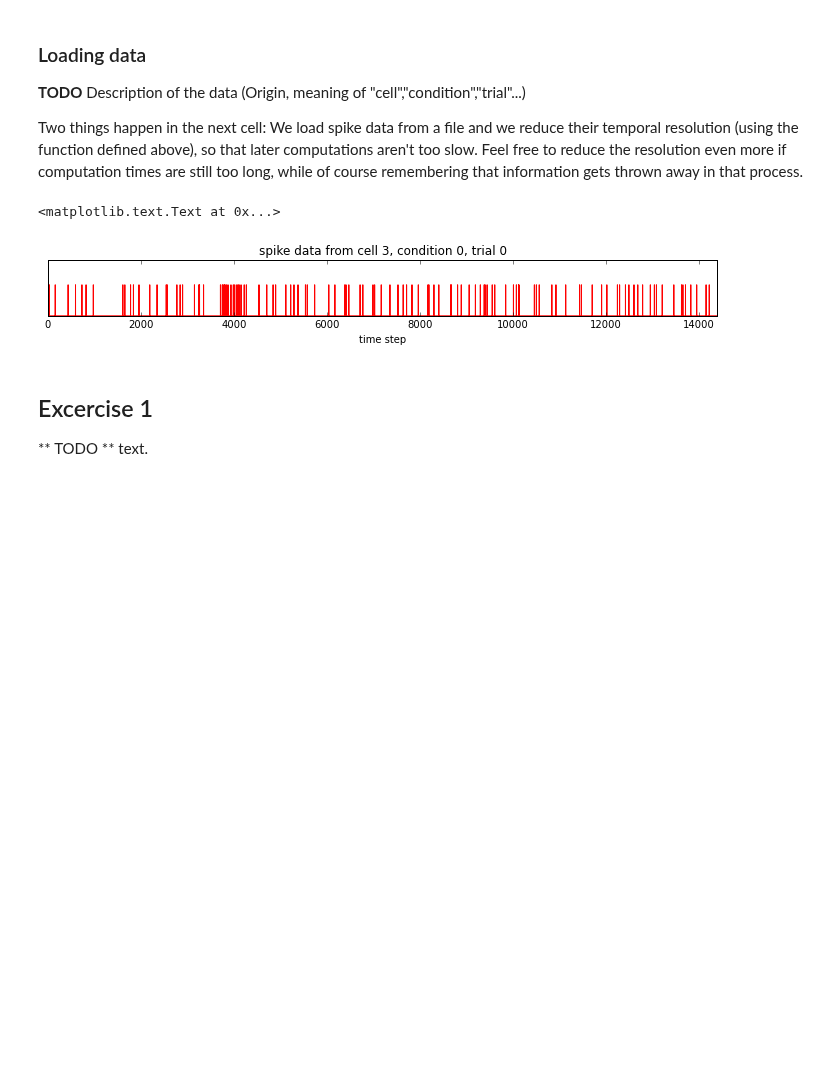
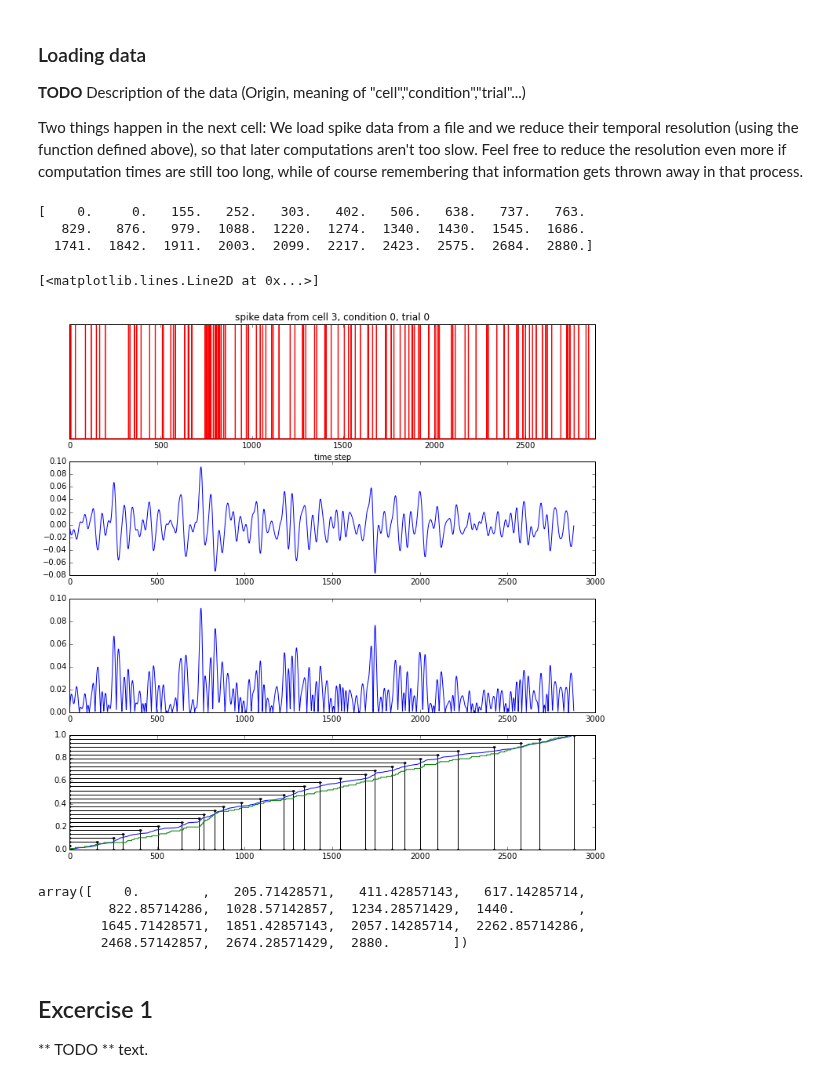
Before and after one commit to cknd/decoding, a Jupyter notebook: 02 [Solution] Part 2 - GLM.ipynb, the cells around one changed output. Saved outputs shown, nothing was run; the diff lists cells and outputs as text; code cells hidden in the pictures; blank space fills up the shorter version.

```diff
--- a/02 [Solution] Part 2 - GLM.ipynb
+++ b/02 [Solution] Part 2 - GLM.ipynb
@@ -31,8 +31,8 @@ def reduce_resolution(array,factor,sum_spikes=False):
     spikes_reduced = np.zeros(reduced_shape) # create a shorter result array
     for idx in np.ndindex(array.shape[0:3]): # for all indices along the first 3 dimensions
         spiketimes = (spikes[idx].nonzero()[0] / factor).astype(int) # get spiketimes, divide by factor
-        spikes_reduced[idx[0],idx[1],idx[2],spiketimes] += 1 # increment result array by 1 at the divided spiketimes
-
+        for spiketime in spiketimes:
+            spikes_reduced[idx[0],idx[1],idx[2],spiketime] += 1 # increment result array by 1 at the divided spiketimes
     if not sum_spikes:
         spikes_reduced  = spikes_reduced >= 1
 
@@ -40,3 +40,15 @@ def reduce_resolution(array,factor,sum_spikes=False):
     if spikecount_difference > 0:
         print "Lost "+str(spikecount_difference)+" spikes through resolution reduction."
     return spikes_reduced
+# %%
+from scipy.ndimage.filters import gaussian_filter1d
+
+sigma = 10#ms
+
+x = np.arange(-50,51)
+y = np.zeros(101)
+y[50] = 1
+
+plot(x,gaussian_filter1d(y, sigma=sigma, order=0), "-")
+plot(x,gaussian_filter1d(y, sigma=sigma, order=1), "--")
+ylim([-0.01,0.05])
@@ -50,28 +65,74 @@ Two things happen in the next cell: We load spike data from a file and we reduce
 # %%
 with np.load('data.npz') as archive:
     spikes = archive['spikes_outputencoding']
 
-#spikes = reduce_resolution(spikes,factor=5) # <-- reduction factor
+max_spikes_per_bin = 5
+spikes = reduce_resolution(spikes,factor=max_spikes_per_bin, sum_spikes=True) # <-- reduction factor
 
 cell = 3
 condition = 0
-all_spiketrains = spikes[cell,condition,:,:].flatten()
+all_spiketrains = spikes[cell,condition,:,:]
 N = spikes.shape[2] # number of trials
 T = spikes.shape[3] # length of a trial
+x = np.arange(T)
+
+figure(figsize=(12,12))
+
+trial = 0
+single_spiketrain = spikes[cell,condition,trial,:]
 
 
-figure(figsize=(12,1))
-trial = 0
-single_spiketrain = spikes[cell,condition,trial,:]
-plot(single_spiketrain,'r')
+num_knots = 30
+filtered_spiketrain = gaussian_filter1d(all_spiketrains.sum(axis=0), sigma=sigma, order=0)
+filtered_derivative_spiketrain = gaussian_filter1d(all_spiketrains.sum(axis=0), sigma=sigma, order=1)
+cumulative_absolute_filtered_derivative_spiketrain = np.cumsum(abs(filtered_derivative_spiketrain))
+
+percentiles = np.linspace(0,1,num_knots)
+knots = np.zeros_like(percentiles)
+
+current_perc = 1
+for step in range(T):
+    if cumulative_absolute_filtered_derivative_spiketrain[step]/cumulative_absolute_filtered_derivative_spiketrain[-1] > percentiles[current_perc]:
+        current_perc+=1
+        knots[current_perc] = step
+
+knots[-1] = T
+print knots
+
+subplot(4,1,1)
+plot(x,single_spiketrain,'r')
 title('spike data from cell '+str(cell)+', condition '+str(condition)+', trial '+str(trial))
-ylim([0,1.8])
+ylim([0,0.2])
 xlim([0,T])
 yticks([])
 xlabel('time step')
+
+subplot(4,1,2)
+plot(x,filtered_derivative_spiketrain)
+
+subplot(4,1,3)
+plot(x,abs(filtered_derivative_spiketrain))
+
+subplot(4,1,4)
+
+for px,py in zip(knots, percentiles):
+    plot([0,px,px],[py,py,0],'k.-')
+
+plot(x,np.cumsum(abs(filtered_derivative_spiketrain))/abs(filtered_derivative_spiketrain).sum())
+plot(x,np.cumsum(single_spiketrain)/single_spiketrain.sum())
 # %% [output]
-<matplotlib.text.Text at 0x...>
+[    0.     0.   155.   252.   303.   402.   506.   638.   737.   763.
+   829.   876.   979.  1088.  1220.  1274.  1340.  1430.  1545.  1686.
+  1741.  1842.  1911.  2003.  2099.  2217.  2423.  2575.  2684.  2880.]
+[<matplotlib.lines.Line2D at 0x...>]
-[figure, old version]
+[figure, new version]
+# %%
+np.linspace(0,T,15)
+# %% [output]
+array([    0.        ,   205.71428571,   411.42857143,   617.14285714,
+         822.85714286,  1028.57142857,  1234.28571429,  1440.        ,
+        1645.71428571,  1851.42857143,  2057.14285714,  2262.85714286,
+        2468.57142857,  2674.28571429,  2880.        ])
 # %% [markdown]
 ## Excercise 1
 
```
Also changed, not shown: parts of 5 cells of this notebook.
